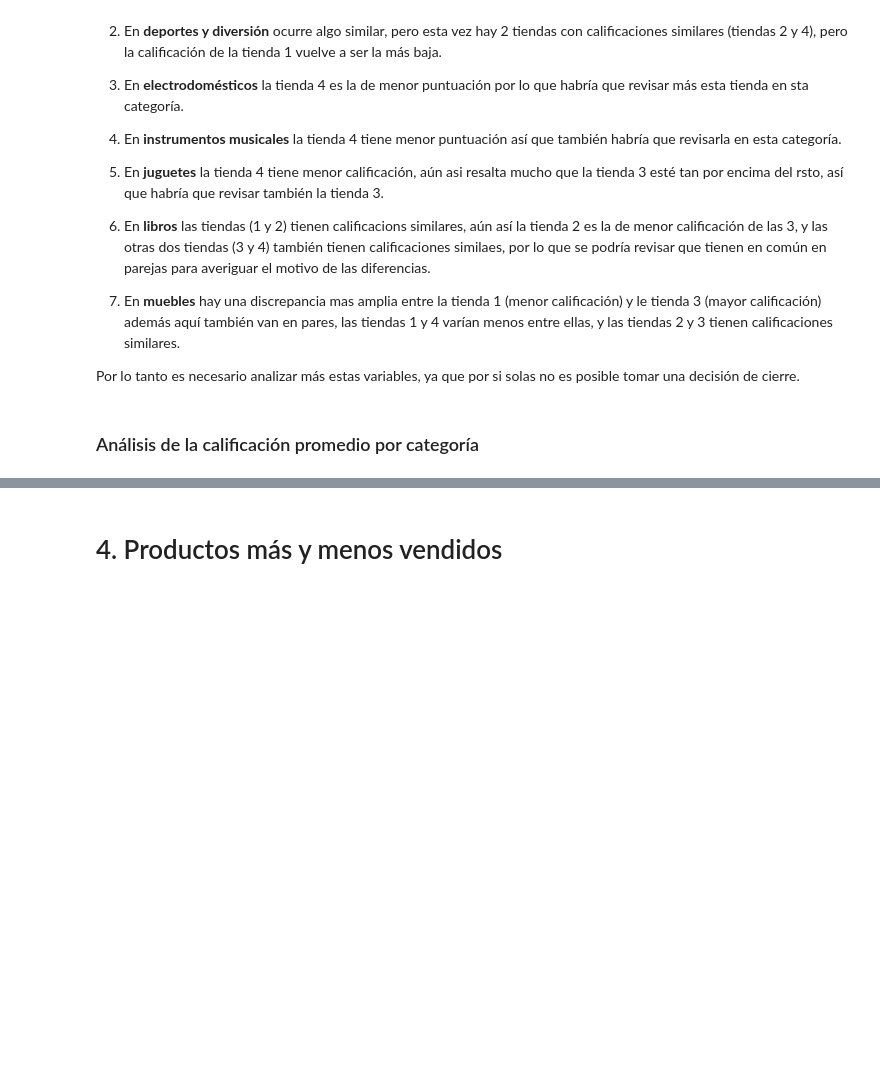
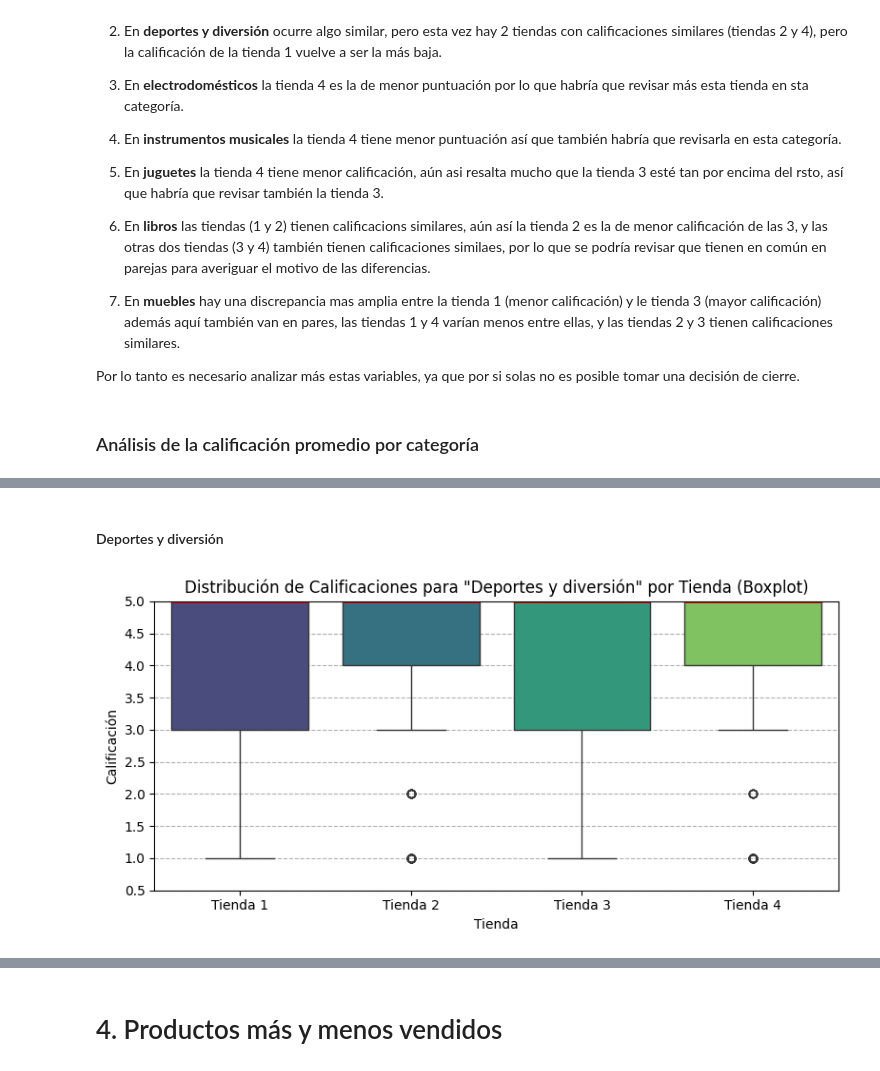
Before and after one commit to Karen-13C/Challenge_Modelado_de_datos_con_Python, a Jupyter notebook: AluraStoreLatam.ipynb, the cells around one changed output, grey strips where cells are left out. Cells and saved outputs as stored; diff of their text form; code cells hidden in the pictures; blank space fills up the shorter version.

```diff
--- a/AluraStoreLatam.ipynb
+++ b/AluraStoreLatam.ipynb
@@ -296,0 +330,28 @@ Por lo tanto es necesario analizar más estas variables, ya que por si solas no
+# %% [markdown]
+#### Deportes y diversión
+# %%
+categoria_analizar = 'Deportes y diversión'
+
+plt.figure(figsize=(8, 4))
+
+# Crear una lista para almacenar DataFrames con la columna 'Tienda' añadida
+data_para_boxplot = []
+for nombre_tienda, df_tienda in tiendas_dfs.items():
+    subset = df_tienda[df_tienda['Categoría del Producto'] == categoria_analizar].copy()
+    subset['Tienda'] = nombre_tienda
+    data_para_boxplot.append(subset)
+
+# Concatenar los DataFrames en uno solo para Seaborn
+df_boxplot = pd.concat(data_para_boxplot)
+
+sns.boxplot(y='Calificación', x='Tienda', data=df_boxplot, palette="viridis", hue='Tienda',
+            legend=False, medianprops={'color': 'red', 'linewidth': 2})
+plt.title(f'Distribución de Calificaciones para "{categoria_analizar}" por Tienda (Boxplot)')
+plt.xlabel('Tienda')
+plt.ylabel('Calificación')
+plt.grid(axis='y', linestyle='--')
+plt.tight_layout()
+plt.ylim(0.5, 5)
+plt.show()
+# %% [output]
+[figure, added]
```
Also changed, not shown: parts of 29 cells of this notebook.
